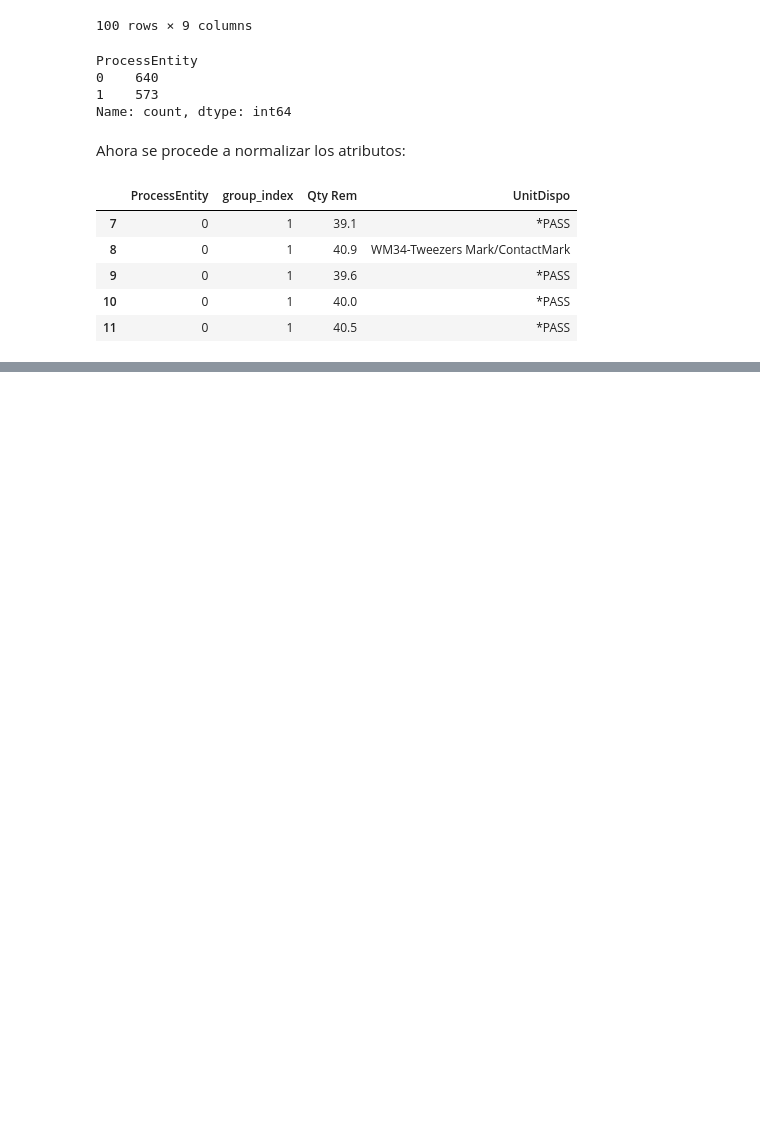
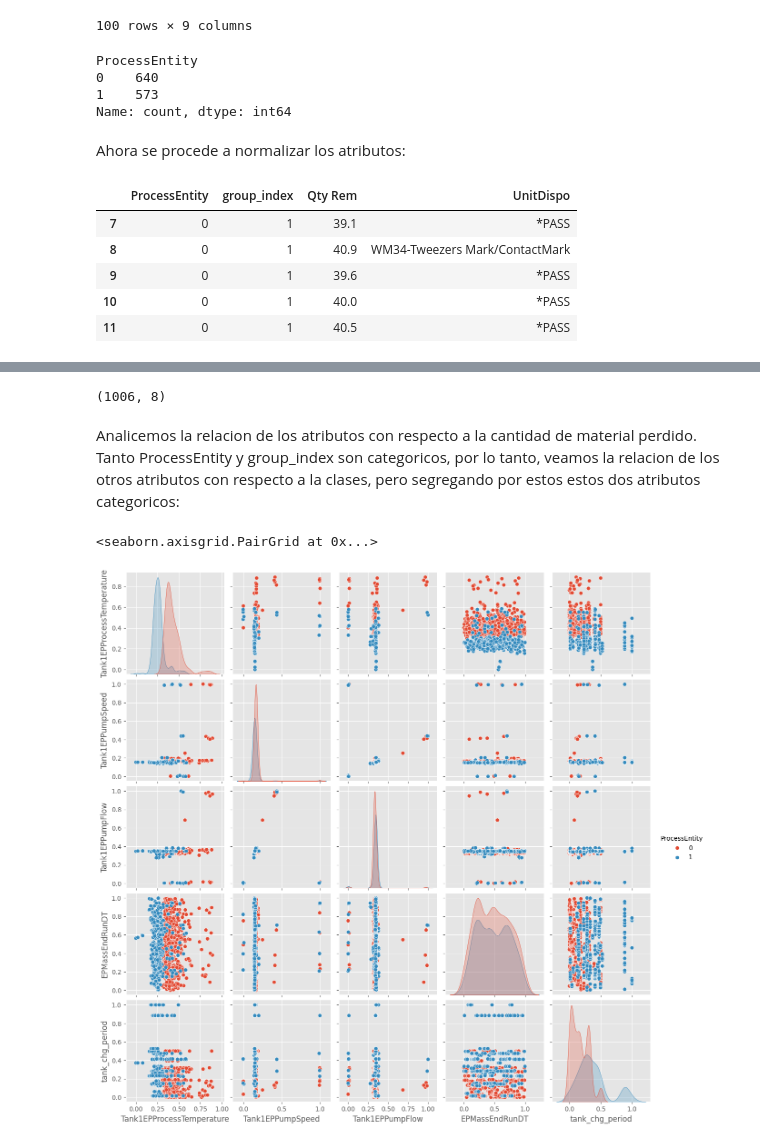
Before and after one commit to YoksanVC/TEC_DataScienceCert, a Jupyter notebook: Module_2_AprendizajeAutomatico/Projecto_Final/Projecto_Final.ipynb, the cells around one changed output, grey strips where cells are left out. Drawn from its saved outputs; the diff is of its cells as text; code cells hidden in the pictures; blank space fills up the shorter version.

Commit message:
Pre-Processing part ready, starting modeling

```diff
--- a/Module_2_AprendizajeAutomatico/Projecto_Final/Projecto_Final.ipynb
+++ b/Module_2_AprendizajeAutomatico/Projecto_Final/Projecto_Final.ipynb
@@ -391,0 +418,4 @@ dataset_20mm.head(20)
+# %%
+dataset_20mm = dataset_20mm.loc[dataset_Wathcmen['UnitDispo'] == "*PASS"]
+dataset_20mm = dataset_20mm.drop(columns=['UnitDispo'])
+dataset_20mm.head()
@@ -391,0 +429,11 @@ dataset_20mm.head(20)
+# %%
+dataset_20mm.shape
+# %% [output]
+(1006, 8)
+# %% [markdown]
+Analicemos la relacion de los atributos con respecto a la cantidad de material perdido. Tanto ProcessEntity y group_index son categoricos, por lo tanto, veamos la relacion de los otros atributos con respecto a la clases, pero segregando por estos estos dos atributos categoricos:
+# %%
+sns.pairplot(data=dataset_20mm[['Tank1EPProcessTemperature','Tank1EPPumpSpeed','Tank1EPPumpFlow','EPMassEndRunDT','tank_chg_period','ProcessEntity']], hue='ProcessEntity')
+# %% [output]
+<seaborn.axisgrid.PairGrid at 0x...>
+[figure, added]
```
Also changed, not shown: parts of 17 cells of this notebook.
